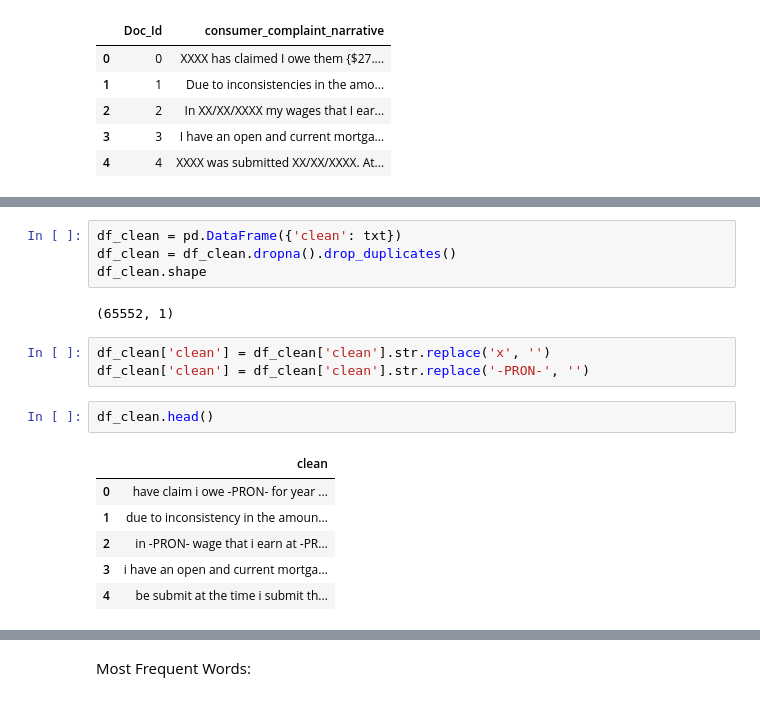
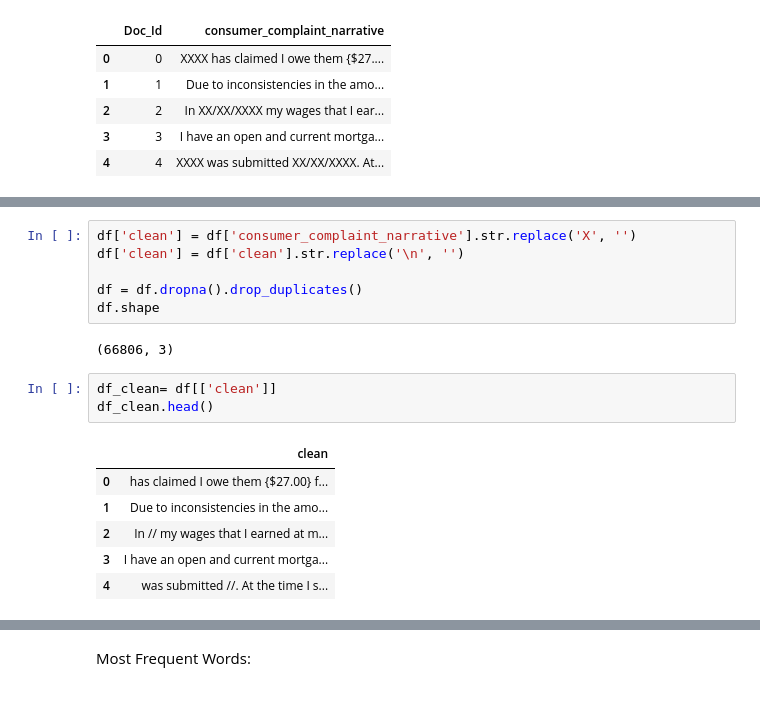
Before and after one commit to opokualbert/Domain_Specific_Word2Vec_Word_Embedding_Model_with_Gensim, a Jupyter notebook: Dormain_Specific_Word2Vec_With_Gensim.ipynb, the cells around one changed output, grey strips where cells are left out. Saved outputs shown, nothing was run; the diff lists cells and outputs as text.

Commit message:
Replaced the notebook

```diff
--- a/Dormain_Specific_Word2Vec_With_Gensim.ipynb
+++ b/Dormain_Specific_Word2Vec_With_Gensim.ipynb
@@ -65,18 +44,18 @@ Time to clean up everything: 8.91 mins
-# %%
-df_clean = pd.DataFrame({'clean': txt})
-df_clean = df_clean.dropna().drop_duplicates()
-df_clean.shape
-# %% [output]
-(65552, 1)
-# %%
-df_clean['clean'] = df_clean['clean'].str.replace('x', '')
-df_clean['clean'] = df_clean['clean'].str.replace('-PRON-', '')
+# %%
+df['clean'] = df['consumer_complaint_narrative'].str.replace('X', '')
+df['clean'] = df['clean'].str.replace('\n', '')
+
+df = df.dropna().drop_duplicates()
+df.shape
+# %% [output]
+(66806, 3)
 # %%
+df_clean= df[['clean']]
 df_clean.head()
 # %% [output]
 |  | clean |
-| 0 | have claim i owe -PRON- for year ... |
-| 1 | due to inconsistency in the amoun... |
-| 2 | in -PRON- wage that i earn at -PR... |
-| 3 | i have an open and current mortga... |
-| 4 | be submit at the time i submit th... |
+| 0 | has claimed I owe them {$27.00} f... |
+| 1 | Due to inconsistencies in the amo... |
+| 2 | In // my wages that I earned at m... |
+| 3 | I have an open and current mortga... |
+| 4 | was submitted //. At the time I s... |
```
Also changed, not shown: parts of 25 cells of this notebook.
